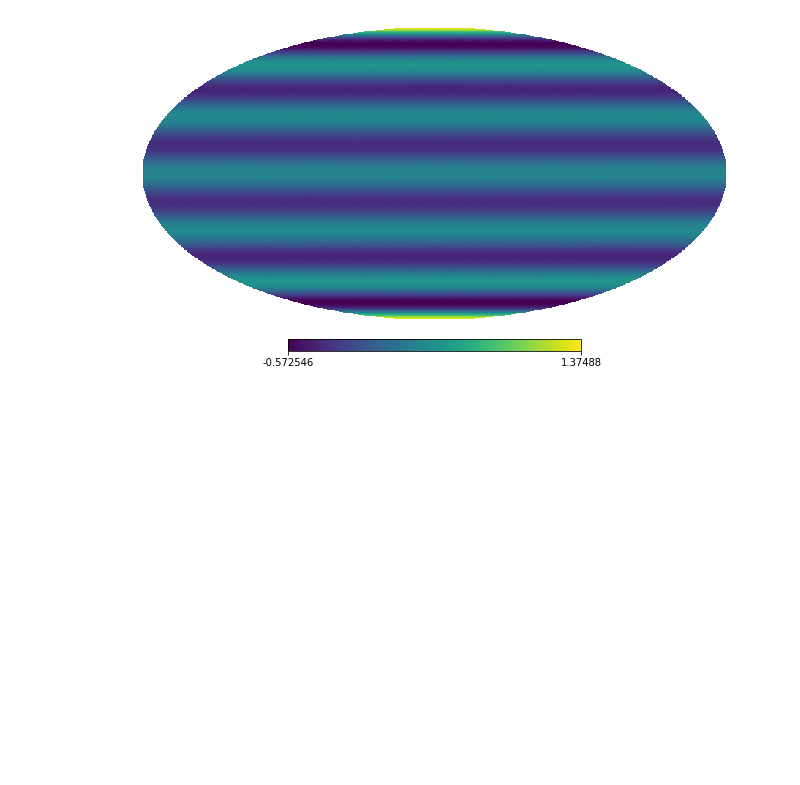
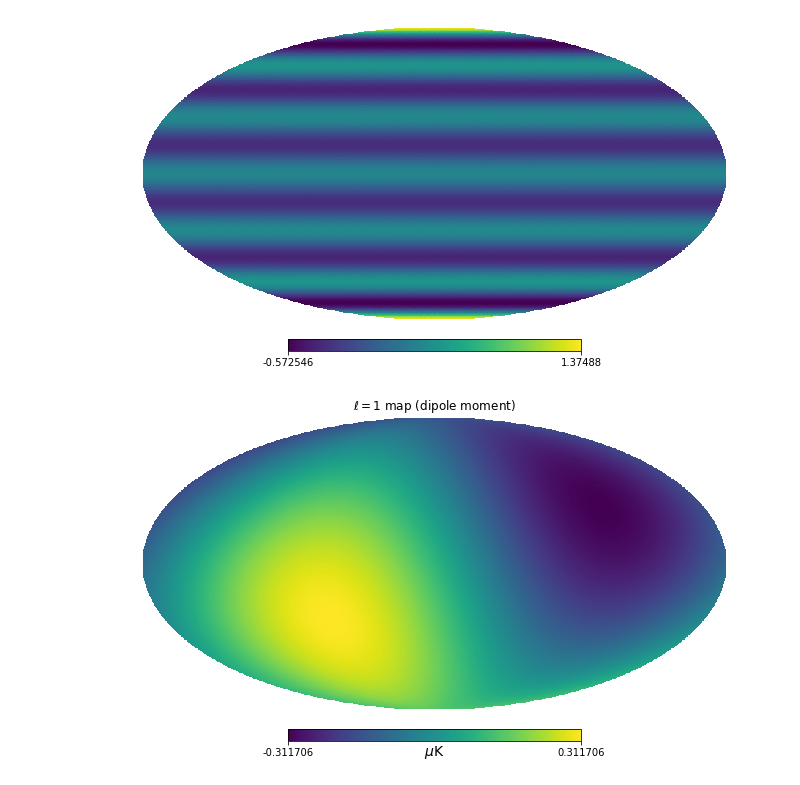
Before and after one commit to acwgough/foreground_moments, a Jupyter notebook: Figures for presentation.ipynb, the cells around one changed output. Saved outputs shown, nothing was run; the diff lists cells and outputs as text; code cells hidden in the pictures; blank space fills up the shorter version.

Commit message:
Updated the things to be considered about this project to reflect work that has been done.
Added more maps and regions of convergence for figures in presentation.

```diff
--- a/Figures for presentation.ipynb
+++ b/Figures for presentation.ipynb
@@ -114,3 +114,15 @@ Sigma is 0.000000 arcmin (0.000000 rad)
 hp.mollview(map1, title='')
 # %% [output]
 [figure]
+# %%
+temp_cls = hp.anafast(big_map)
+# %%
+cls = np.zeros_like(temp_cls)
+cls[1] = 1
+# %%
+map2 = hp.synfast(cls, nside, new=True, verbose=False)
+# %%
+hp.mollview(map2, unit=r'$\mu \rm K$', title=r'$\ell=1$ map (dipole moment)')
+savefig(filepath + 'dipole map')
+# %% [output]
+[figure, added]
```
Also changed, not shown: parts of 6 cells of this notebook, 1 other file.
